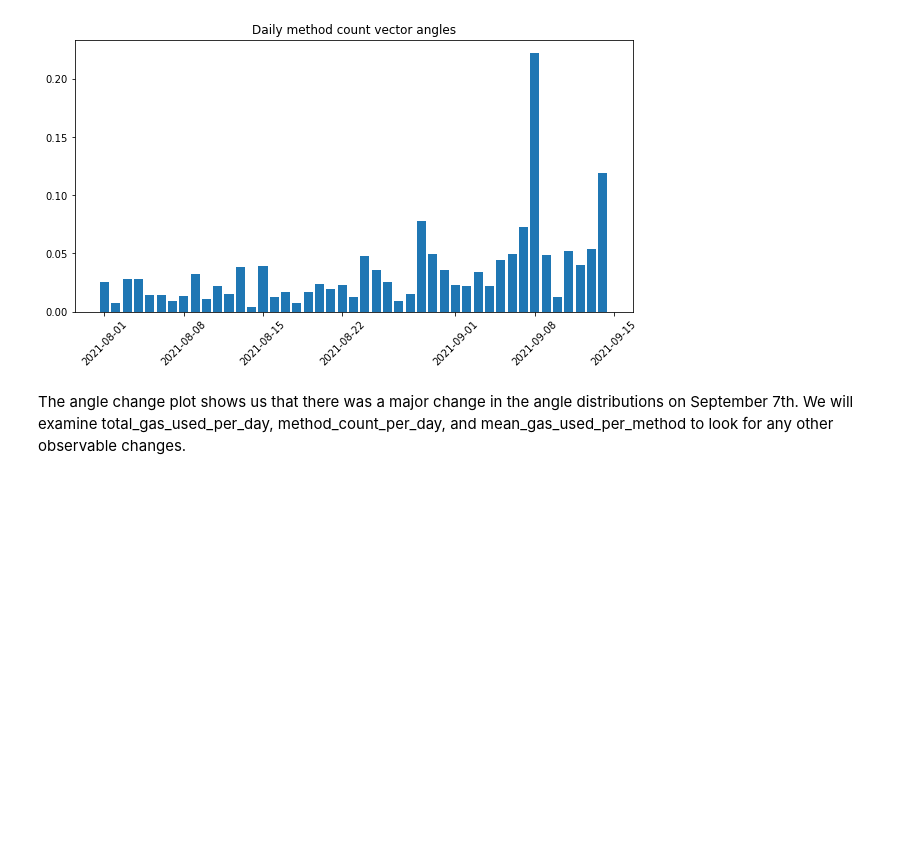
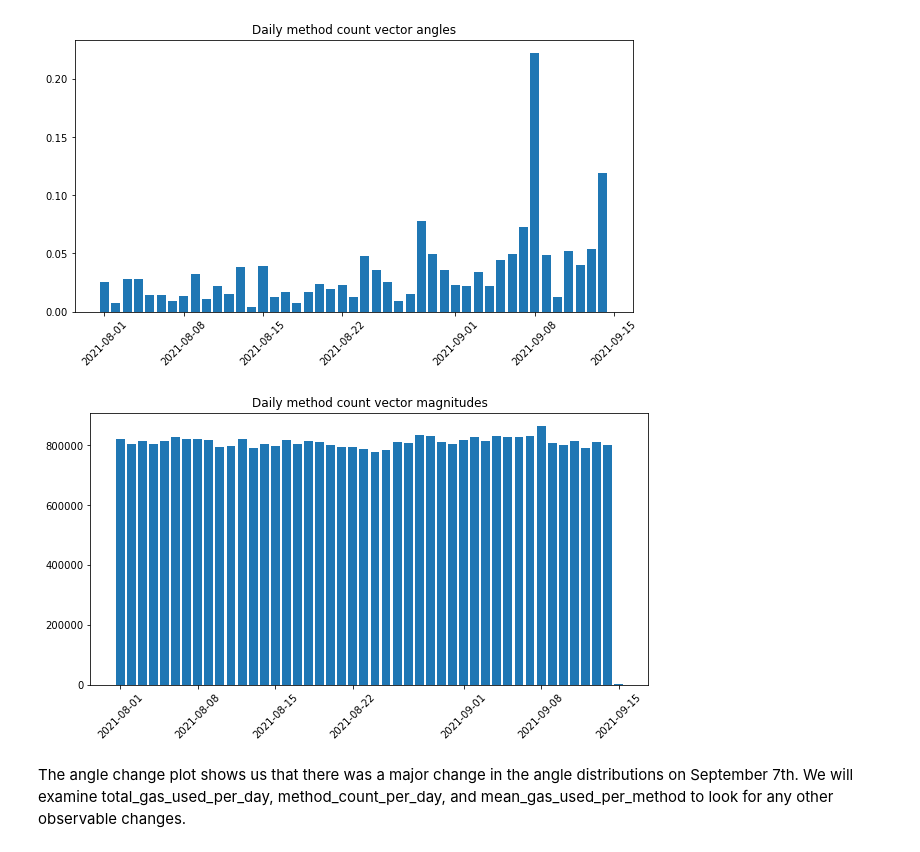
Before and after one commit to BlockScience/filecoin-metrics, a Jupyter notebook: static/EDA/basefee_changes_v2.ipynb, the cells around one changed output. Saved outputs shown, nothing was run; the diff lists cells and outputs as text; code cells hidden in the pictures; blank space fills up the shorter version.

```diff
--- a/static/EDA/basefee_changes_v2.ipynb
+++ b/static/EDA/basefee_changes_v2.ipynb
@@ -177,7 +178,7 @@ def unit_vector(vector):
     """ Returns the unit vector of the vector.  """
     return vector / np.linalg.norm(vector)
 
-def angle_between(v1, v2):
+def angle_between(vector1, vector2):
     """ Returns the angle in radians between vectors 'v1' and 'v2'::
 
             >>> angle_between((1, 0, 0), (0, 1, 0))
@@ -191,10 +192,16 @@ def angle_between(v1, v2):
     v2_u = unit_vector(v2)
     return np.arccos(np.clip(np.dot(v1_u, v2_u), -1.0, 1.0))
 
-#Calculate cosine angle change between each day.
-def day_subset_vector(df,date1,date2,vector):
+def vector_magnitude(vector):
     '''
-    Assumes actor+method and timestamp exist
+    Calculates the magnitude of a vector (square root of the sum of squares for each component of a vector)
+    '''
+    magnitude = np.linalg.norm(v)
+    return magnitude
+
+def day_subset_angle_vector(df,date1,date2,vector):
+    '''
+    Assumes actor+method and timestamp exist. Calculates cosine angle change between each day.
     '''
 
     combinations = pd.DataFrame(df['actor+method'].unique())
@@ -220,8 +227,23 @@ def day_subset_vector(df,date1,date2,vector):
     return angle
 
 
+def day_subset_vector_magnitude(df,date,vector):
+    '''
+    Assumes actor+method and timestamp exist. Calculates the vector magnitude.
+    '''
+
+    mask = df['timestamp'] == date
+    df = df.loc[mask]
+
+    v = df[vector].values
+    magnitude = vector_magnitude(v)
+    return magnitude
+
+
+
 def daily_bar_chart(df,timestamp,y):
     '''
+    Bar chart of actor+method and timestamp
     '''
     mask = df['timestamp'] == timestamp
     df = df.loc[mask]
@@ -383,9 +405,17 @@ for i in range(0,len(timestamps)):
         pass
     else:
 
-        angle.append(day_subset_vector(derived_gas_outputs_message_level_count,
+        angle.append(day_subset_angle_vector(derived_gas_outputs_message_level_count,
                       timestamps[i],
                       timestamps[i+1],'method_count_per_day'))
+# %%
+# we will iterate through all timestamps and calculate the vector magnitudes (length of vector)
+timestamps = derived_gas_outputs_message_level_count.timestamp.unique()
+magnitude = []
+
+for i in range(0,len(timestamps)):
+    magnitude.append(day_subset_vector_magnitude(derived_gas_outputs_message_level_count,
+                      timestamps[i],'method_count_per_day'))
 # %%
 fig = plt.figure(figsize=(10,5))
 plt.bar(timestamps[:-1], angle, width=0.8)
@@ -394,6 +424,14 @@ plt.title('Daily method count vector angles')
 fig.show()
 # %% [output]
 [figure]
+# %%
+fig = plt.figure(figsize=(10,5))
+plt.bar(timestamps, magnitude, width=0.8)
+plt.xticks(rotation = 45) # Rotates X-Axis Ticks by 45-degrees
+plt.title('Daily method count vector magnitudes')
+fig.show()
+# %% [output]
+[figure, added]
 # %% [markdown]
 The angle change plot shows us that there was a major change in the angle distributions on September 7th. We will examine total_gas_used_per_day, method_count_per_day, and mean_gas_used_per_method to look for any other observable changes.
 # %%
```
Also changed, not shown: parts of 1 cell of this notebook.
